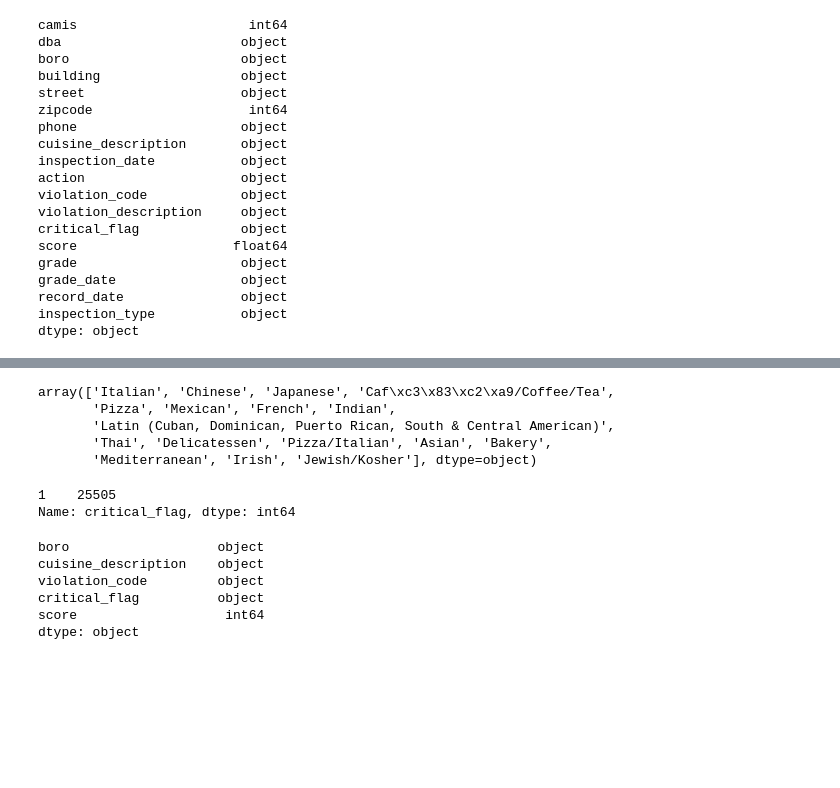
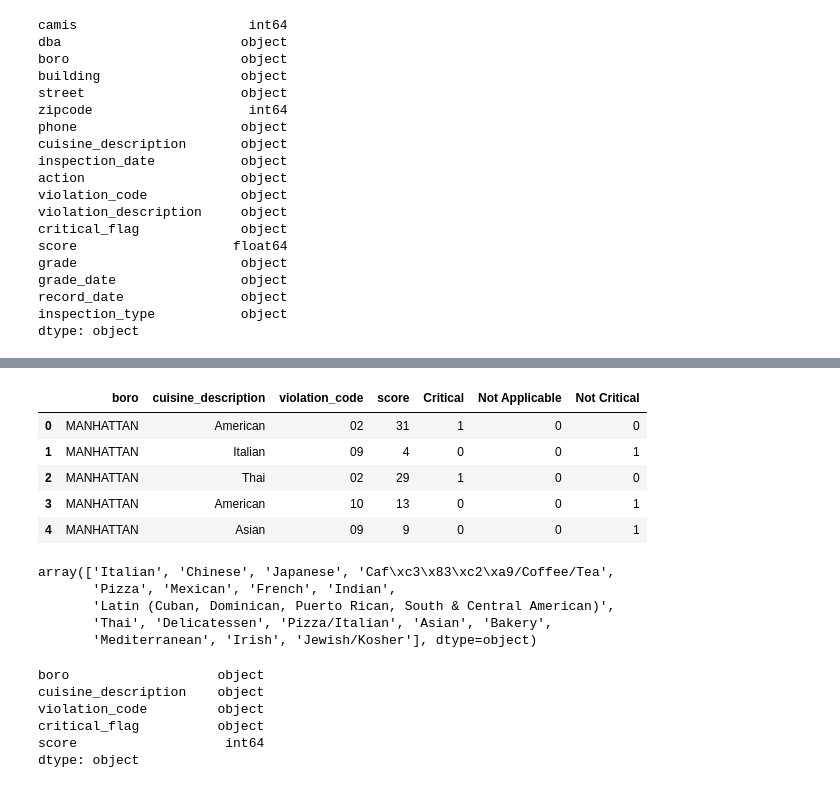
Before and after one commit to evt5020/NYCRestaurantHealthData, a Jupyter notebook: NYC Health Datav2.ipynb, the cells around one changed output, grey strips where cells are left out. Cells and saved outputs as stored; diff of their text form; code cells hidden in the pictures; blank space fills up the shorter version.

```diff
--- a/NYC Health Datav2.ipynb
+++ b/NYC Health Datav2.ipynb
@@ -110,3 +96,17 @@ Name: violation_code, dtype: int64
+# %%
+criticalflag_dummies = pd.get_dummies(restdatacleaned.critical_flag).astype(int)
+criticalflag_dummies.head()
+
+restdatacleaned = pd.concat([restdatacleaned,criticalflag_dummies],axis=1)
+restdatacleaned.drop("critical_flag",inplace=True,axis=1)
+restdatacleaned.head()
+# %% [output]
+|  | boro | cuisine_description | violation_code | score | Critical | Not Applicable | Not Critical |
+| 0 | MANHATTAN | American | 02 | 31 | 1 | 0 | 0 |
+| 1 | MANHATTAN | Italian | 09 | 4 | 0 | 0 | 1 |
+| 2 | MANHATTAN | Thai | 02 | 29 | 1 | 0 | 0 |
+| 3 | MANHATTAN | American | 10 | 13 | 0 | 0 | 1 |
+| 4 | MANHATTAN | Asian | 09 | 9 | 0 | 0 | 1 |
 # %%
 #There are 62 different cuisines. To simplify dataset, we are going to examine the cuisines that make up 80% of the dataset
 #Top 17
@@ -118,21 +117,3 @@ array(['Italian', 'Chinese', 'Japanese', 'Caf\xc3\x83\xc2\xa9/Coffee/Tea',
        'Latin (Cuban, Dominican, Puerto Rican, South & Central American)',
        'Thai', 'Delicatessen', 'Pizza/Italian', 'Asian', 'Bakery',
        'Mediterranean', 'Irish', 'Jewish/Kosher'], dtype=object)
-# %%
-
-'''
-#Convert critical code to 0/1
-
-restdatacleaned.critical_flag.value_counts(dropna=False)
-
-restdatacleaned['critical_flag'].replace(regex=True,inplace=True,to_replace='Critical',value=1)
-restdatacleaned['critical_flag'].replace(regex=True,inplace=True,to_replace='Not Critical',value=0)
-
-
-restdatacleaned.drop(restdatacleaned[restdatacleaned.critical_flag == 'Not Applicable'].index, inplace=True)
-
-restdatacleaned.critical_flag.value_counts()
-#Convert'''
-# %% [output]
-1    25505
-Name: critical_flag, dtype: int64
```
Also changed, not shown: parts of 10 cells of this notebook.
